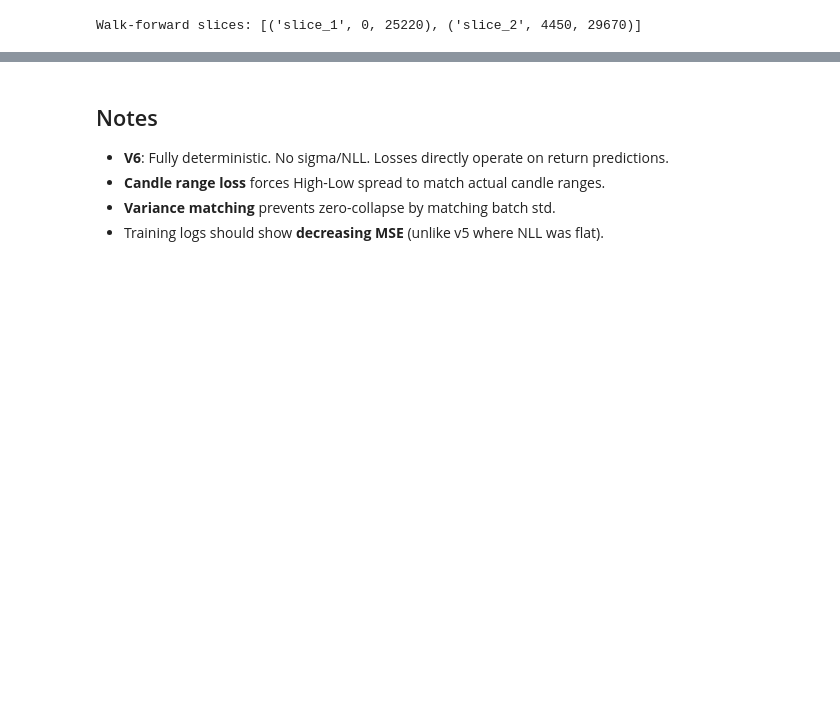
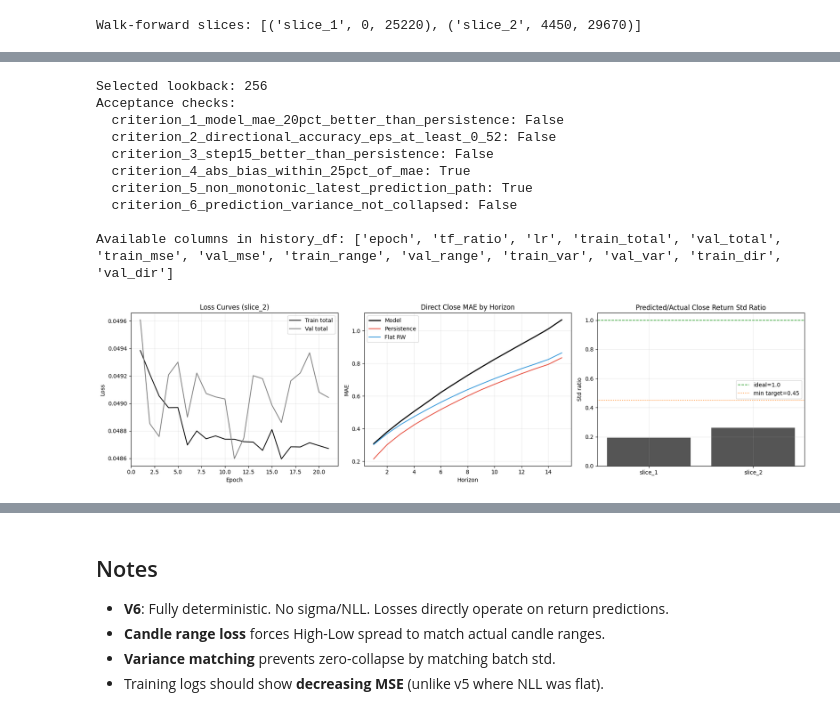
Before and after one commit to Arya-Sankhe/SDP-Technical, a Jupyter notebook: output/jupyter-notebook/msft-gru-1m-recursive-forecast.ipynb, the cells around one changed output, grey strips where cells are left out. Saved outputs shown, nothing was run; the diff lists cells and outputs as text; code cells hidden in the pictures; blank space fills up the shorter version.

```diff
--- a/output/jupyter-notebook/msft-gru-1m-recursive-forecast.ipynb
+++ b/output/jupyter-notebook/msft-gru-1m-recursive-forecast.ipynb
@@ -1282,7 +1368,6 @@ display(horizon_stats)
 # %%
 # Acceptance checks + diagnostics
 latest = fold_results[-1]
-
 mean_model_mae = float(summary_df['model_close_mae'].mean())
 mean_persist_mae = float(summary_df['persist_close_mae'].mean())
 mean_dir = float(summary_df['model_directional_acc_eps'].mean())
@@ -1290,7 +1375,6 @@ mean_bias = float(summary_df['model_bias'].mean())
 mean_stepH_model = float(summary_df[f'step{HORIZON}_model_mae'].mean())
 mean_stepH_persist = float(summary_df[f'step{HORIZON}_persist_mae'].mean())
 mean_std_ratio = float(summary_df['pred_actual_std_ratio'].mean())
-
 pred_close_path = latest['pred_future_df_det']['Close'].to_numpy()
 is_monotonic = bool(np.all(np.diff(pred_close_path) >= 0) or np.all(np.diff(pred_close_path) <= 0))
 
@@ -1308,39 +1392,59 @@ print('Acceptance checks:')
 for k, v in acceptance.items():
     print(f'  {k}: {v}')
 
+# Debug: Check what columns are available
+hist = latest['history_df']
+print('\nAvailable columns in history_df:', list(hist.columns))
+
 fig, axes = plt.subplots(1, 3, figsize=(18, 4.8), facecolor='white')
 
-hist = latest['history_df']
+# Plot loss curves - check for column existence
 axes[0].plot(hist['epoch'], hist['train_total'], label='Train total', color='black')
 axes[0].plot(hist['epoch'], hist['val_total'], label='Val total', color='gray')
-axes[0].plot(hist['epoch'], hist['val_nll'], label='Val NLL', color='#1f77b4', alpha=0.8)
+
+# Only plot if columns exist
+if 'val_nll' in hist.columns:
+    axes[0].plot(hist['epoch'], hist['val_nll'], label='Val NLL', color='#1f77b4', alpha=0.8)
 if 'val_hub' in hist.columns:
     axes[0].plot(hist['epoch'], hist['val_hub'], label='Val Huber(mu)', color='#ff7f0e', alpha=0.8)
+
 axes[0].set_title(f"Loss Curves ({latest['fold']})")
 axes[0].set_xlabel('Epoch')
 axes[0].set_ylabel('Loss')
 axes[0].grid(alpha=0.25)
 axes[0].legend()
 
 axes[1].plot(horizon_stats['horizon'], horizon_stats['model_close_mae'], label='Model', color='black', linewidth=2.0)
 axes[1].plot(horizon_stats['horizon'], horizon_stats['persistence_close_mae'], label='Persistence', color='#E74C3C')
 axes[1].plot(horizon_stats['horizon'], horizon_stats['flat_close_mae'], label='Flat RW', color='#3498DB')
 axes[1].set_title('Direct Close MAE by Horizon')
 axes[1].set_xlabel('Horizon')
 axes[1].set_ylabel('MAE')
 axes[1].grid(alpha=0.25)
 axes[1].legend()
 
 axes[2].bar(summary_df['fold'], summary_df['pred_actual_std_ratio'], color='#555555')
 axes[2].axhline(1.0, color='#2ca02c', linestyle='--', linewidth=1.2, label='ideal=1.0')
 axes[2].axhline(STD_RATIO_TARGET_MIN, color='#ff7f0e', linestyle=':', linewidth=1.2, label=f'min target={STD_RATIO_TARGET_MIN}')
 axes[2].set_title('Predicted/Actual Close Return Std Ratio')
 axes[2].set_ylabel('Std ratio')
 axes[2].grid(alpha=0.25)
 axes[2].legend()
 
 plt.tight_layout()
 plt.show()
+# %% [output]
+Selected lookback: 256
+Acceptance checks:
+  criterion_1_model_mae_20pct_better_than_persistence: False
+  criterion_2_directional_accuracy_eps_at_least_0_52: False
+  criterion_3_step15_better_than_persistence: False
+  criterion_4_abs_bias_within_25pct_of_mae: True
+  criterion_5_non_monotonic_latest_prediction_path: True
+  criterion_6_prediction_variance_not_collapsed: False
+
+Available columns in history_df: ['epoch', 'tf_ratio', 'lr', 'train_total', 'val_total', 'train_mse', 'val_mse', 'train_range', 'val_range', 'train_var', 'val_var', 'train_dir', 'val_dir']
+[figure, added]
 # %%
 # Final candlestick chart (history green/red, predicted white/black)
 def draw_candles(
```
Also changed, not shown: parts of 4 cells of this notebook, 2 other files.
